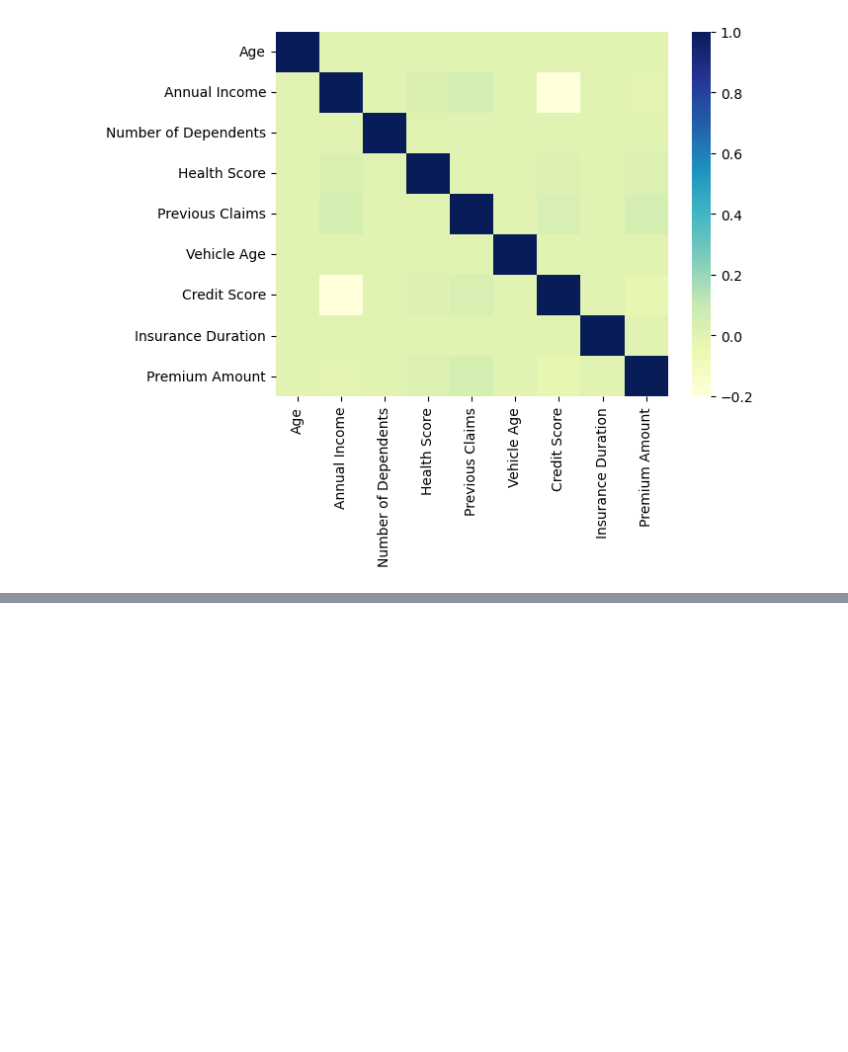
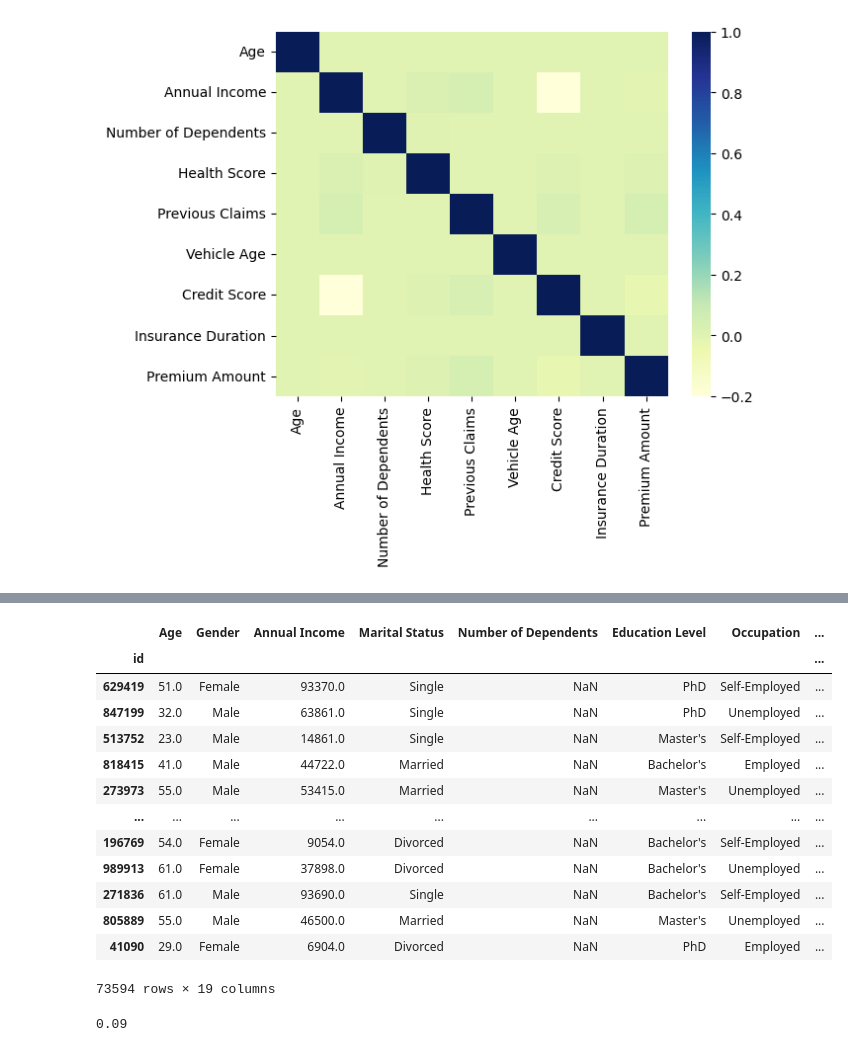
Before and after one commit to NK0901/InsurancePremiumPredictor, a Jupyter notebook: Insurance-Premium-Predictor.ipynb, the cells around one changed output, grey strips where cells are left out. Drawn from its saved outputs; the diff is of its cells as text; code cells hidden in the pictures; blank space fills up the shorter version.

```diff
--- a/Insurance-Premium-Predictor.ipynb
+++ b/Insurance-Premium-Predictor.ipynb
@@ -188,0 +300,21 @@ sns.heatmap(insurance.corr(numeric_only=True), cmap="YlGnBu")
+# %%
+X_train[X_train["Number of Dependents"].isnull()]
+# %% [output]
+|  | Age | Gender | Annual Income | Marital Status | Number of Dependents | Education Level | Occupation | ... |
+| id |  |  |  |  |  |  |  | ... |
+| 629419 | 51.0 | Female | 93370.0 | Single | NaN | PhD | Self-Employed | ... |
+| 847199 | 32.0 | Male | 63861.0 | Single | NaN | PhD | Unemployed | ... |
+| 513752 | 23.0 | Male | 14861.0 | Single | NaN | Master's | Self-Employed | ... |
+| 818415 | 41.0 | Male | 44722.0 | Married | NaN | Bachelor's | Employed | ... |
+| 273973 | 55.0 | Male | 53415.0 | Married | NaN | Master's | Unemployed | ... |
+| ... | ... | ... | ... | ... | ... | ... | ... | ... |
+| 196769 | 54.0 | Female | 9054.0 | Divorced | NaN | Bachelor's | Self-Employed | ... |
+| 989913 | 61.0 | Female | 37898.0 | Divorced | NaN | Bachelor's | Unemployed | ... |
+| 271836 | 61.0 | Male | 93690.0 | Single | NaN | Bachelor's | Self-Employed | ... |
+| 805889 | 55.0 | Male | 46500.0 | Married | NaN | Master's | Unemployed | ... |
+| 41090 | 29.0 | Female | 6904.0 | Divorced | NaN | PhD | Employed | ... |
+73594 rows × 19 columns
+# %%
+round(len(X_train[X_train["Number of Dependents"].isnull()])/len(X_train),2)
+# %% [output]
+0.09
```
Also changed, not shown: parts of 57 cells of this notebook.
